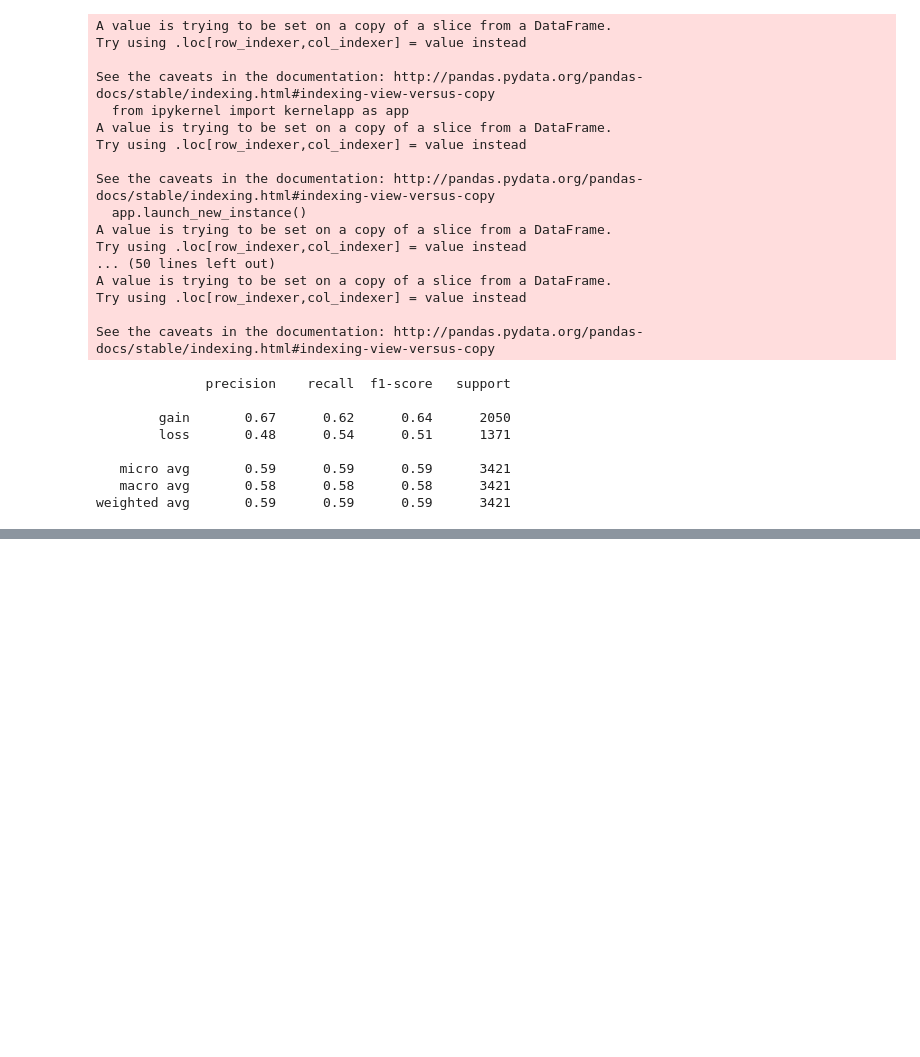
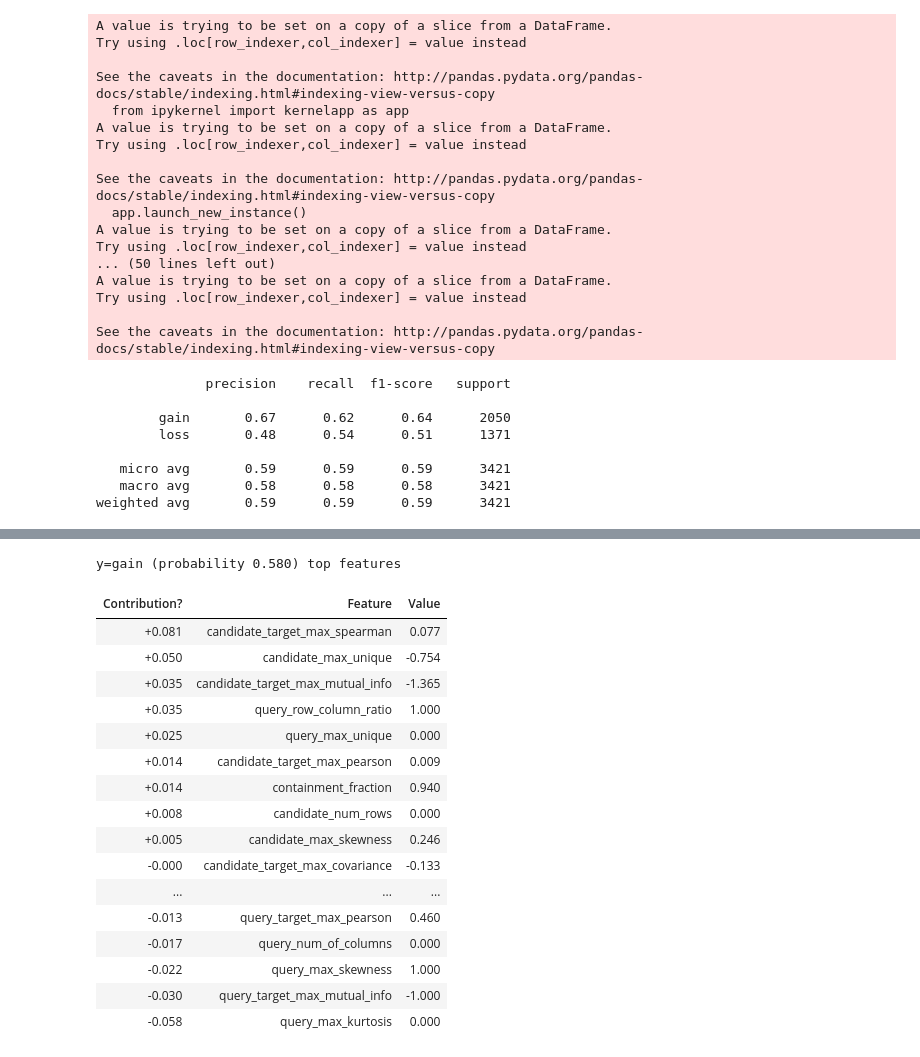
Before and after one commit to VIDA-NYU/prida, a Jupyter notebook: improvement-prediction/classification/Pearson Classifier.ipynb, the cells around one changed output, grey strips where cells are left out. Drawn from its saved outputs; the diff is of its cells as text; code cells hidden in the pictures; blank space fills up the shorter version.

```diff
--- a/improvement-prediction/classification/Pearson Classifier.ipynb
+++ b/improvement-prediction/classification/Pearson Classifier.ipynb
@@ -837,0 +897,23 @@ weighted avg       0.59      0.59      0.59      3421
+# %%
+eli5.show_prediction(rf, sample_fp_college.iloc[1][ALL_FEATURES],
+                     feature_names=ALL_FEATURES,
+                     show_feature_values=True, feature_filter=no_bias)
+# %% [output]
+y=gain (probability 0.580) top features
+| Contribution? | Feature | Value |
+| +0.081 | candidate_target_max_spearman | 0.077 |
+| +0.050 | candidate_max_unique | -0.754 |
+| +0.035 | candidate_target_max_mutual_info | -1.365 |
+| +0.035 | query_row_column_ratio | 1.000 |
+| +0.025 | query_max_unique | 0.000 |
+| +0.014 | candidate_target_max_pearson | 0.009 |
+| +0.014 | containment_fraction | 0.940 |
+| +0.008 | candidate_num_rows | 0.000 |
+| +0.005 | candidate_max_skewness | 0.246 |
+| -0.000 | candidate_target_max_covariance | -0.133 |
+| ... | ... | ... |
+| -0.013 | query_target_max_pearson | 0.460 |
+| -0.017 | query_num_of_columns | 0.000 |
+| -0.022 | query_max_skewness | 1.000 |
+| -0.030 | query_target_max_mutual_info | -1.000 |
+| -0.058 | query_max_kurtosis | 0.000 |
```
Also changed, not shown: parts of 51 cells of this notebook, 3 other files.
